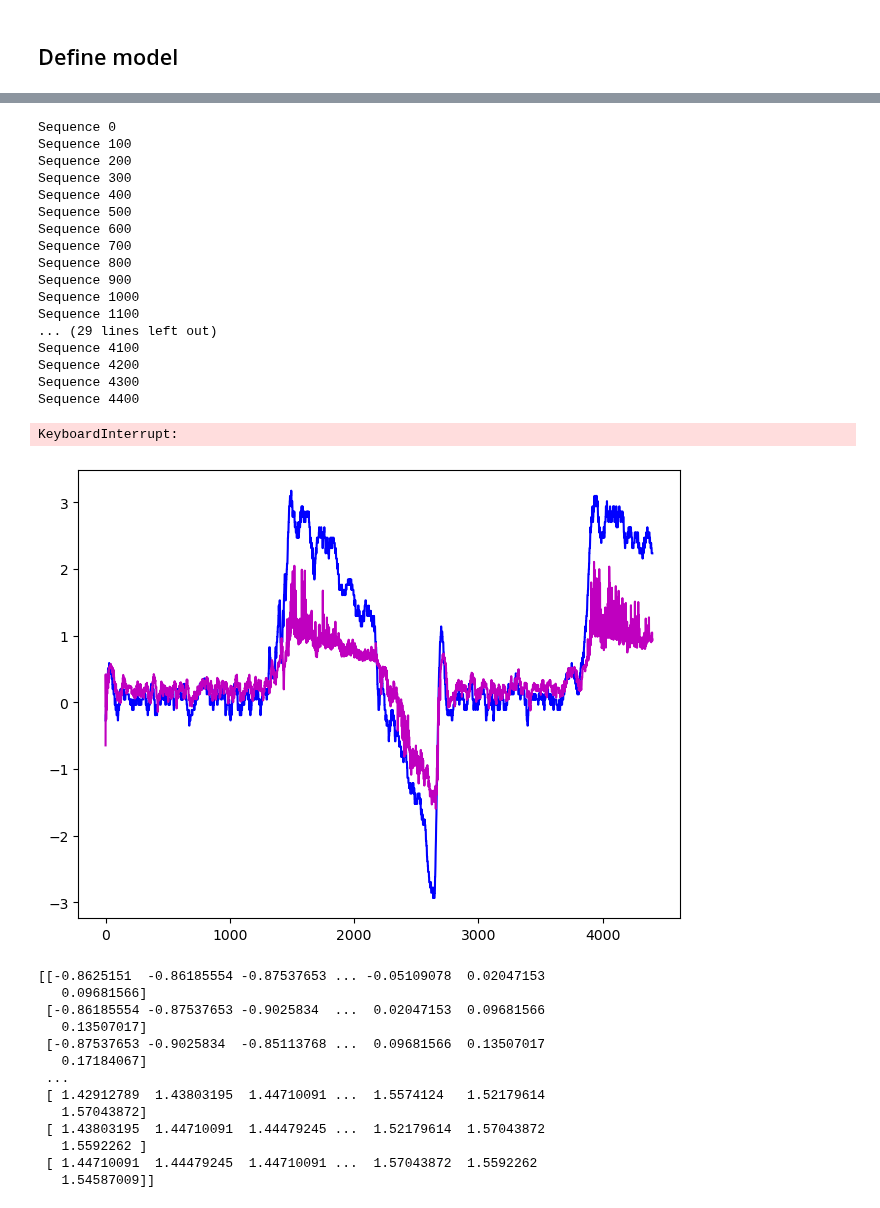
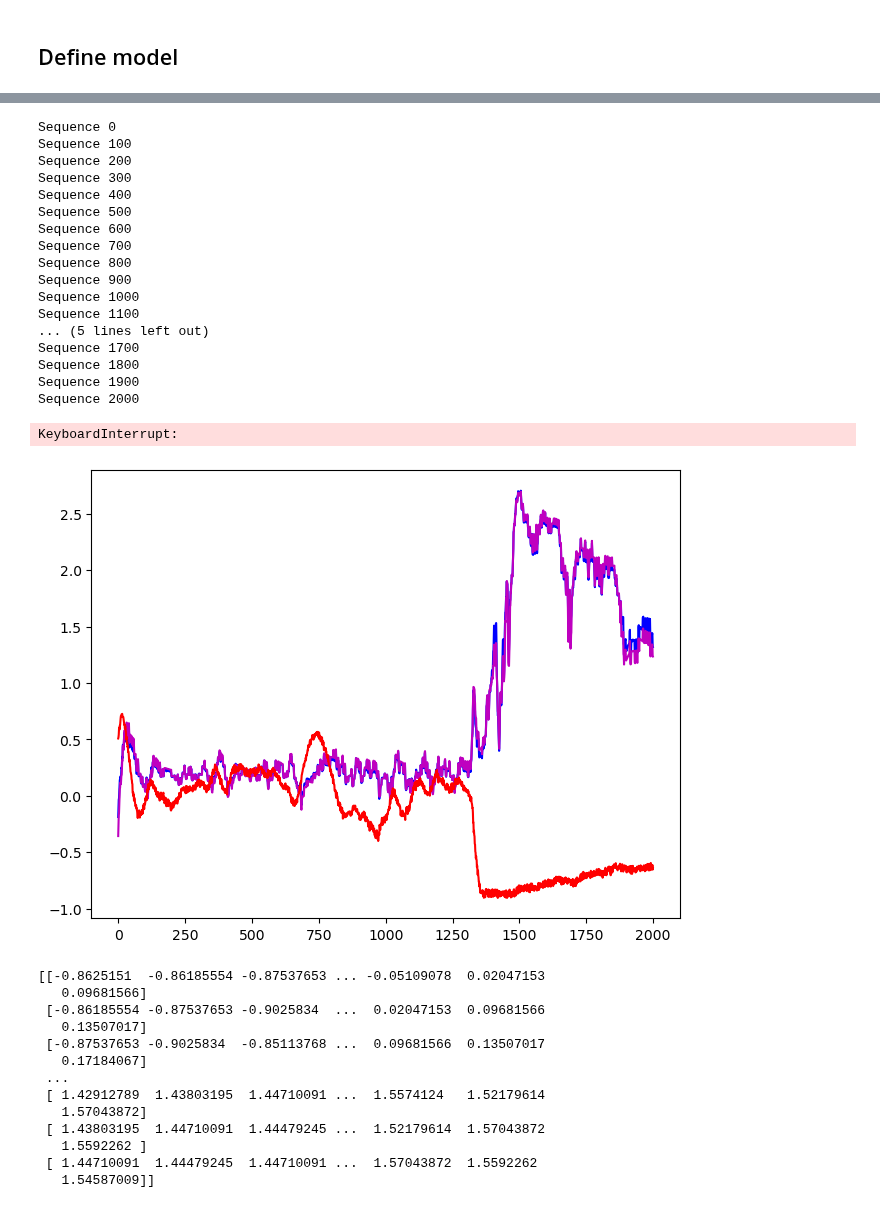
Before and after one commit to oStglnd/rise-gh, a Jupyter notebook: model/temp_model_v3.ipynb, the cells around one changed output, grey strips where cells are left out. Drawn from its saved outputs; the diff is of its cells as text; code cells hidden in the pictures.

```diff
--- a/model/temp_model_v3.ipynb
+++ b/model/temp_model_v3.ipynb
@@ -161,7 +161,8 @@ data[('temperatures', 'DC_GT401_GM401_fft')].iloc[1:] = filtered
 # %% [markdown]
 ## Preparing data
 # %%
-t_steps = 20  # 10-min predictions
+# t_steps = 20  # 10-min predictions
+t_steps = 10  # 5-min predictions
 n_steps = 30  # 15 minute backwards look
 
 train_frac = 0.8
@@ -290,7 +291,7 @@ layerList = [
     layers.BatchNormalization(),
     layers.Dropout(rate=0.5),
     layers.Dense(
-        units=256,
+        units=512,
 #         activation=None,
         activation='relu',
         activity_regularizer='l2'
@@ -298,13 +299,12 @@ layerList = [
     layers.BatchNormalization(),
     layers.Dropout(rate=0.5),
     layers.Dense(
-        units=256,
+        units=512,
 #         activation=None,
         activation='relu',
         activity_regularizer='l2'
     ),
     layers.BatchNormalization(),
-
     layers.Dense(
         units=1,
         activation=None,
@@ -439,8 +435,10 @@ plt.show()
 # %%
-# valList = []
-# for i in range(-4000, 4000):
-#     ex_seqs[:1, :, 0] = np.random.normal(loc=i, scale=500, size=30)
-#     #pred = model.predict(ex_seqs, verbose=0)
-#     valList.append(ex_seqs[:1, :, :].copy())
-# vals = np.vstack(valList)
-# preds = model.predict(np.vstack(valList))
+ex_seqs = test_seqs.copy()
+valList = []
+for i in range(-5, 5):
+    ex_seqs[:1, :, 0] += np.random.normal(loc=i, scale=0.1, size=30)
+    #pred = model.predict(ex_seqs, verbose=0)
+    valList.append(ex_seqs[:1, :, :].copy())
+vals = np.vstack(valList)
+preds = model.predict(np.vstack(valList))
+plt.plot(preds)
@@ -451,12 +472,15 @@ for idx, seq in enumerate(seqs):
     if idx % 100 == 0:
         print('Sequence {}'.format(idx))
 
-    newVal = seq[:, 0] + np.random.normal(loc=2.0, scale=0.5)
-    seq[:, 0] = newVal
-    pred = model.predict(seq[np.newaxis, ...], verbose=0)[0, 0]
+#     seqs[idx, :, 0] -= np.random.normal(loc=0.0, scale=2.0)
+    seqs[idx, :, 0] = 0
+#     seqs[idx, :, 1] += np.random.normal(loc=0.0, scale=0.2)
+    pred = model.predict(seqs[idx][np.newaxis, ...], verbose=0)[0, 0]
+    #print(pred)
     predList.append(pred)
-    for i in range(1, 31):
-        seqs[i:i+1, -i, 2] = pred # update temperature values
+    nextIdx = t_steps + idx
+    for i in range(30):
+        seqs[nextIdx, -i, 2] = pred # update temperature values
 # %% [output]
 Sequence 0
 Sequence 100
@@ -470,26 +494,30 @@ Sequence 800
 Sequence 900
 Sequence 1000
 Sequence 1100
-... (29 lines left out)
-Sequence 4100
-Sequence 4200
-Sequence 4300
-Sequence 4400
+... (5 lines left out)
+Sequence 1700
+Sequence 1800
+Sequence 1900
+Sequence 2000
 KeyboardInterrupt:
 # %%
 fig, ax = plt.subplots(layout='constrained')
-ax.plot(np.squeeze(test_targets)[:4400], c='b')
-ax.plot(predList[:4400], c='m')
+# ax.plot(np.squeeze(test_targets)[:6000], c='b')
+ax.plot(vis_preds[:2000], c='b')
+ax.plot(predList[:2000], c='m')
+
+ax.plot(test_seqs[:2000, -1, 0], c='r')
+# ax.plot(seqs[:2000, -1, 0], c='r')
 
 # ax_sec = ax.twinx()
 
 # ax_sec.plot(test_seqs[-8000:, 0, 0], c='r', linewidth=1.5, alpha=0.8)
 # ax_sec.set_ylim(0, 5000)
 # #plt.plot(test_seqs[-4000:, 0, 0])
 
 plt.show()
 # %% [output]
-[figure, old version]
+[figure, new version]
 # %%
 print(test_seqs[:, :, 0])
 # %% [output]
```
Also changed, not shown: parts of 14 cells of this notebook, 5 other files.
